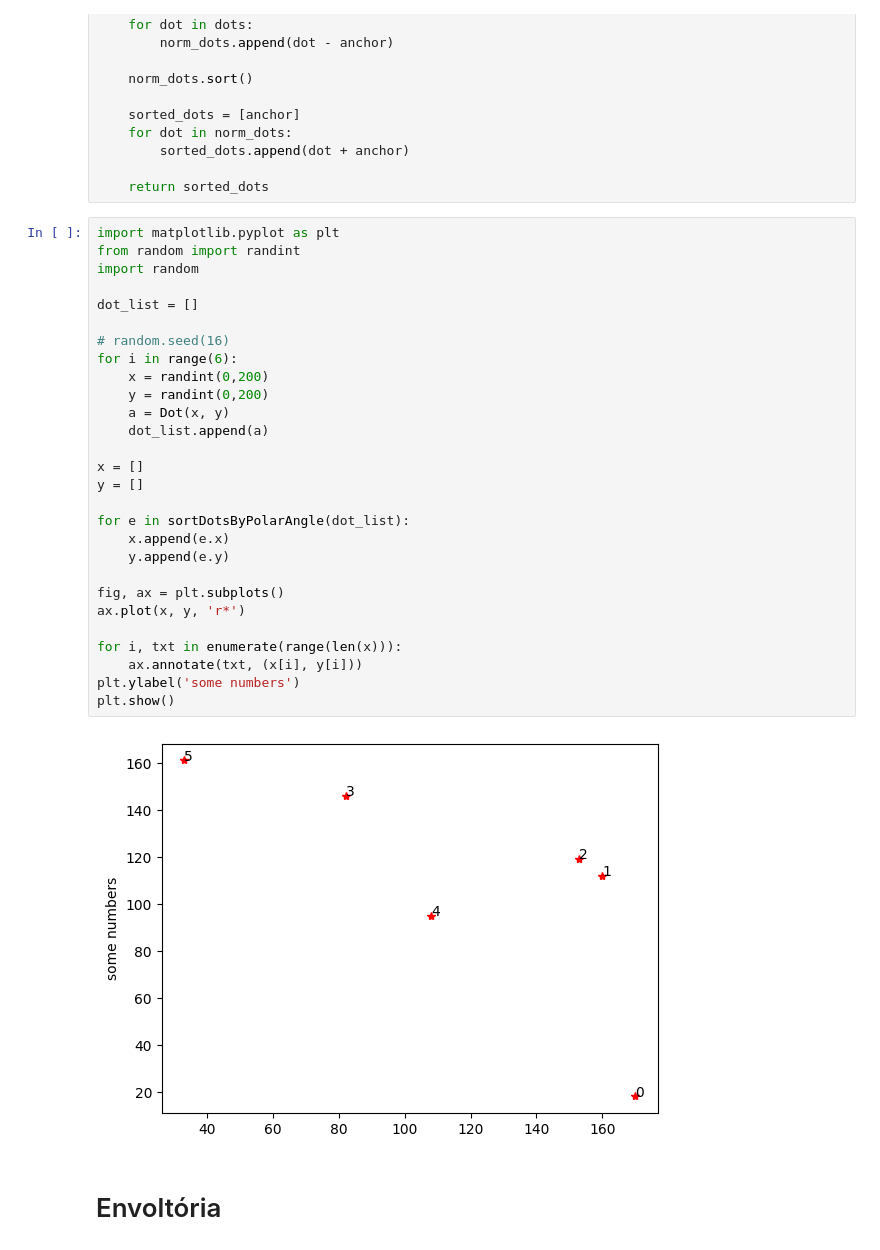
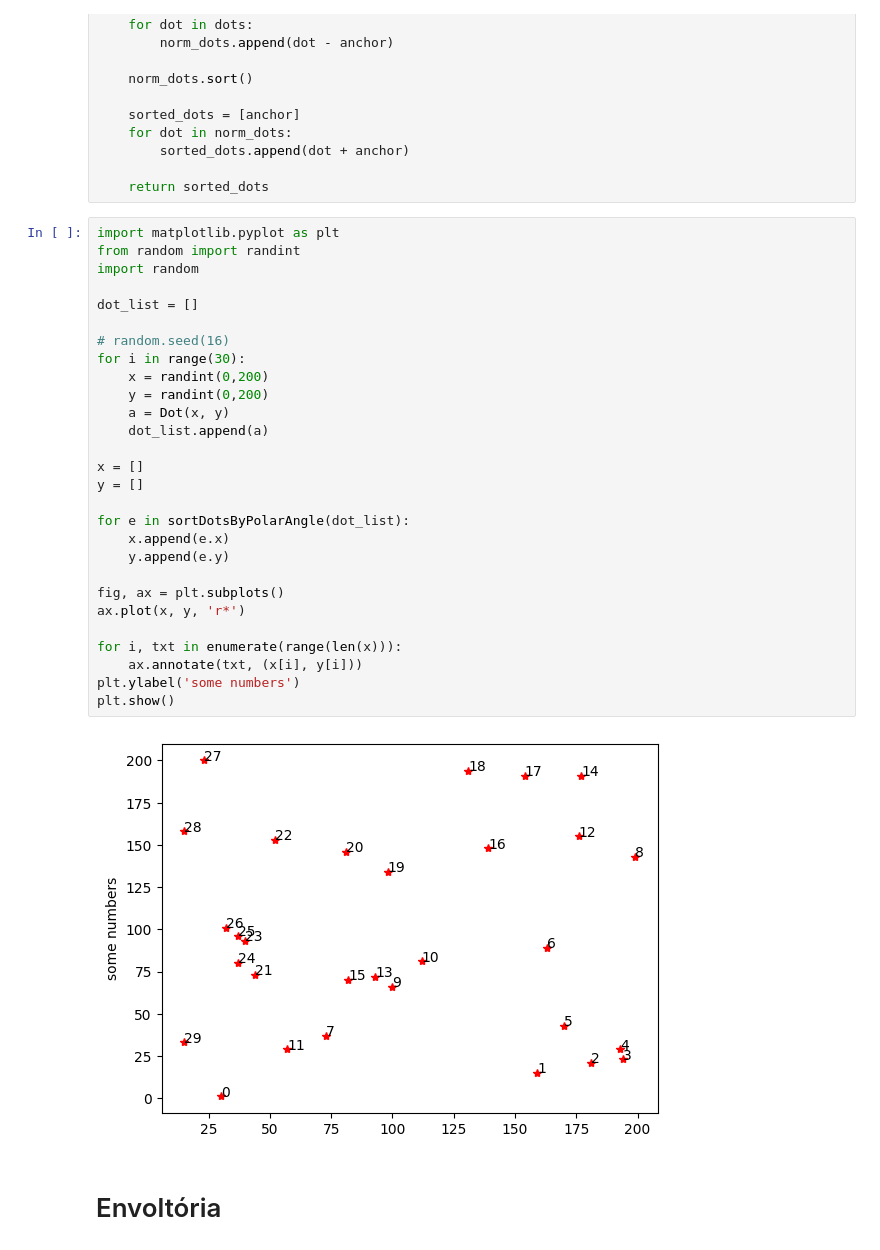
Before and after one commit to Gcastelo01/TP1_Alg2, a Jupyter notebook: TP1_Classificador.ipynb, the cells around one changed output. Saved outputs shown, nothing was run; the diff lists cells and outputs as text.

```diff
--- a/TP1_Classificador.ipynb
+++ b/TP1_Classificador.ipynb
@@ -68,33 +68,33 @@ def sortDotsByPolarAngle(dotsParam):
 # %%
 import matplotlib.pyplot as plt
 from random import randint
 import random
 
 dot_list = []
 
 # random.seed(16)
-for i in range(6):
+for i in range(30):
     x = randint(0,200)
     y = randint(0,200)
     a = Dot(x, y)
     dot_list.append(a)
 
 x = []
 y = []
 
 for e in sortDotsByPolarAngle(dot_list):
     x.append(e.x)
     y.append(e.y)
 
 fig, ax = plt.subplots()
 ax.plot(x, y, 'r*')
 
 for i, txt in enumerate(range(len(x))):
     ax.annotate(txt, (x[i], y[i]))
 plt.ylabel('some numbers')
 plt.show()
 # %% [output]
-[figure, old version]
+[figure, new version]
 # %% [markdown]
 # Envoltória
 # %%
```
Also changed, not shown: parts of 1 cell of this notebook.
